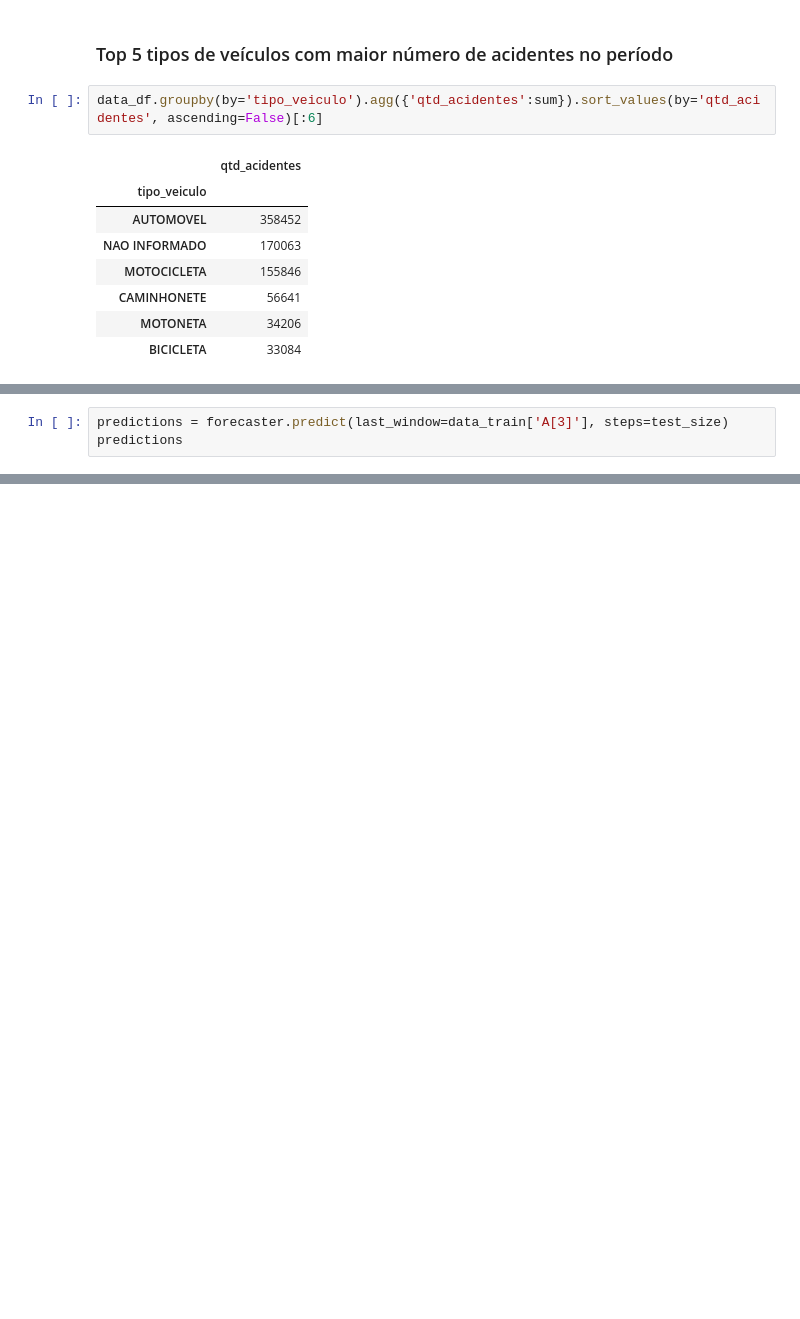
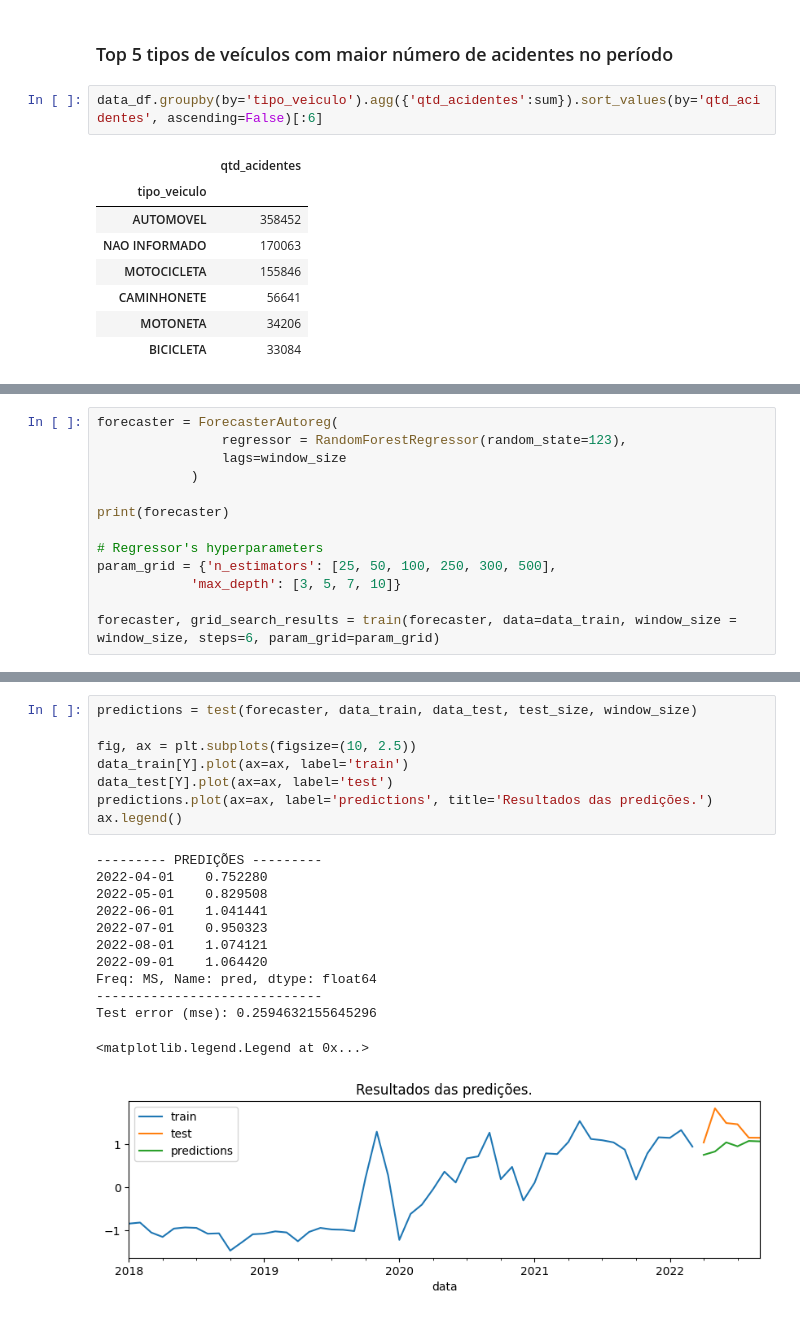
Before and after one commit to lucasstna/trabalho-siad, a Jupyter notebook: analise_dados.ipynb, the cells around one changed output, grey strips where cells are left out. Drawn from its saved outputs; the diff is of its cells as text; blank space fills up the shorter version.

```diff
--- a/analise_dados.ipynb
+++ b/analise_dados.ipynb
@@ -172,3 +47,0 @@ Number of models compared: 32.
-# %%
-predictions = forecaster.predict(last_window=data_train['A[3]'], steps=test_size)
-predictions
@@ -237,0 +165,13 @@ ax.legend()
+# %%
+forecaster = ForecasterAutoreg(
+                regressor = RandomForestRegressor(random_state=123),
+                lags=window_size
+            )
+
+print(forecaster)
+
+# Regressor's hyperparameters
+param_grid = {'n_estimators': [25, 50, 100, 250, 300, 500],
+            'max_depth': [3, 5, 7, 10]}
+
+forecaster, grid_search_results = train(forecaster, data=data_train, window_size = window_size, steps=6, param_grid=param_grid)
@@ -237,0 +200,21 @@ ax.legend()
+# %%
+predictions = test(forecaster, data_train, data_test, test_size, window_size)
+
+fig, ax = plt.subplots(figsize=(10, 2.5))
+data_train[Y].plot(ax=ax, label='train')
+data_test[Y].plot(ax=ax, label='test')
+predictions.plot(ax=ax, label='predictions', title='Resultados das predições.')
+ax.legend()
+# %% [output]
+--------- PREDIÇÕES ---------
+2022-04-01    0.752280
+2022-05-01    0.829508
+2022-06-01    1.041441
+2022-07-01    0.950323
+2022-08-01    1.074121
+2022-09-01    1.064420
+Freq: MS, Name: pred, dtype: float64
+-----------------------------
+Test error (mse): 0.2594632155645296
+<matplotlib.legend.Legend at 0x...>
+[figure, added]
```
Also changed, not shown: parts of 58 cells of this notebook.
